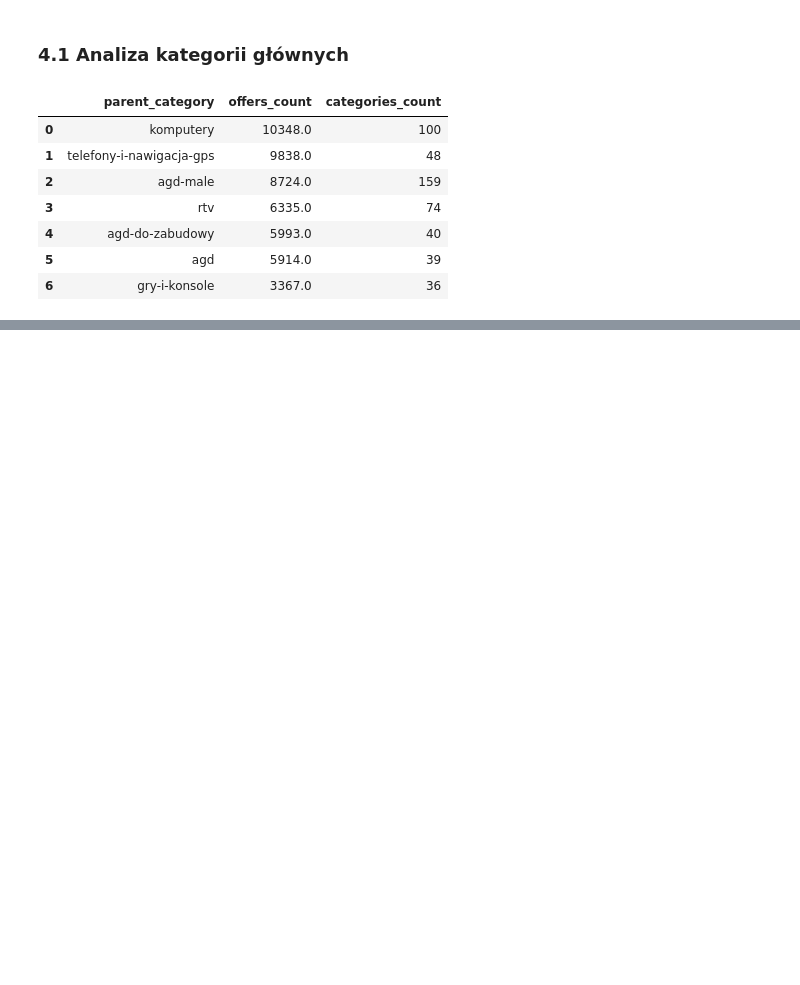
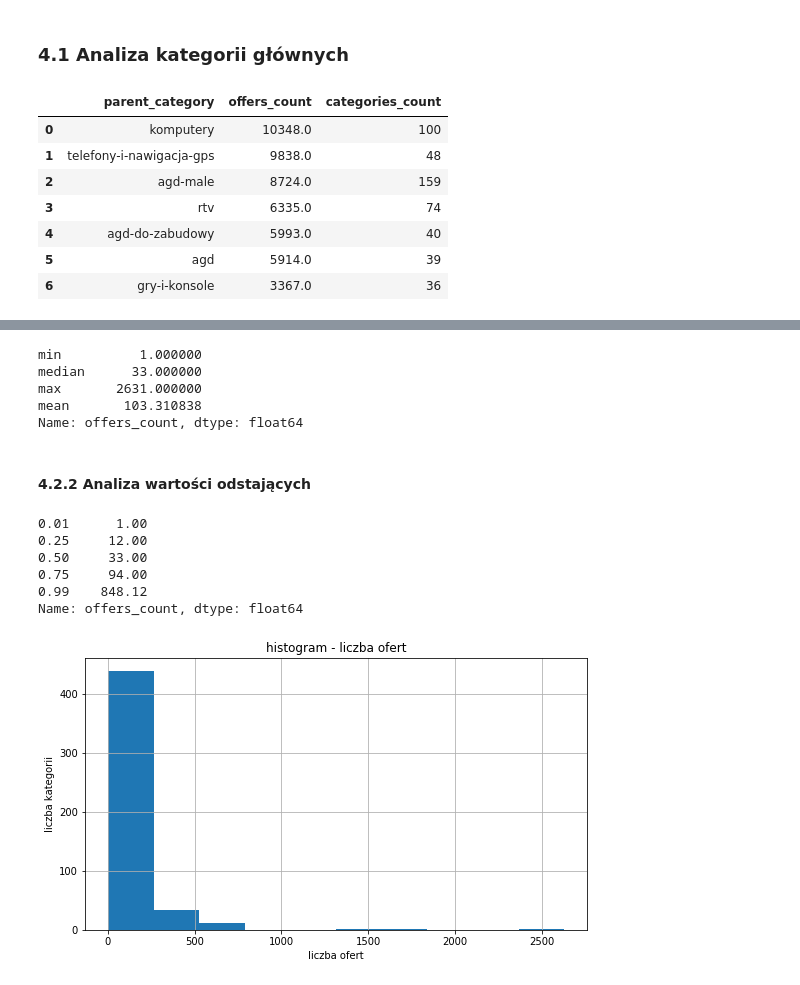
Before and after one commit to grzegorzpokorski/nocna-promocja-euro.com.pl, a Jupyter notebook: categories_analysis.ipynb, the cells around one changed output, grey strips where cells are left out. Cells and saved outputs as stored; diff of their text form; code cells hidden in the pictures; blank space fills up the shorter version.

Commit message:
analiza ilości ofert w kategoriach

```diff
--- a/categories_analysis.ipynb
+++ b/categories_analysis.ipynb
@@ -93,0 +108,29 @@ plt.show()
+# %%
+df.offers_count.agg(['min', 'median', 'max', 'mean'])
+# %% [output]
+min          1.000000
+median      33.000000
+max       2631.000000
+mean       103.310838
+Name: offers_count, dtype: float64
+# %% [markdown]
+#### 4.2.2 Analiza wartości odstających
+# %%
+df.offers_count.quantile([.01,.25,.50,.75,.99])
+# %% [output]
+0.01      1.00
+0.25     12.00
+0.50     33.00
+0.75     94.00
+0.99    848.12
+Name: offers_count, dtype: float64
+# %%
+df.offers_count.plot.hist(figsize=(9,5))
+plt.title("histogram - liczba ofert")
+plt.xlabel('liczba ofert')
+plt.ylabel('liczba kategorii')
+plt.grid()
+plt.savefig('./charts/histogram - liczba ofert.png')
+plt.show()
+# %% [output]
+[figure, added]
```
Also changed, not shown: parts of 8 cells of this notebook, 5 other files.
